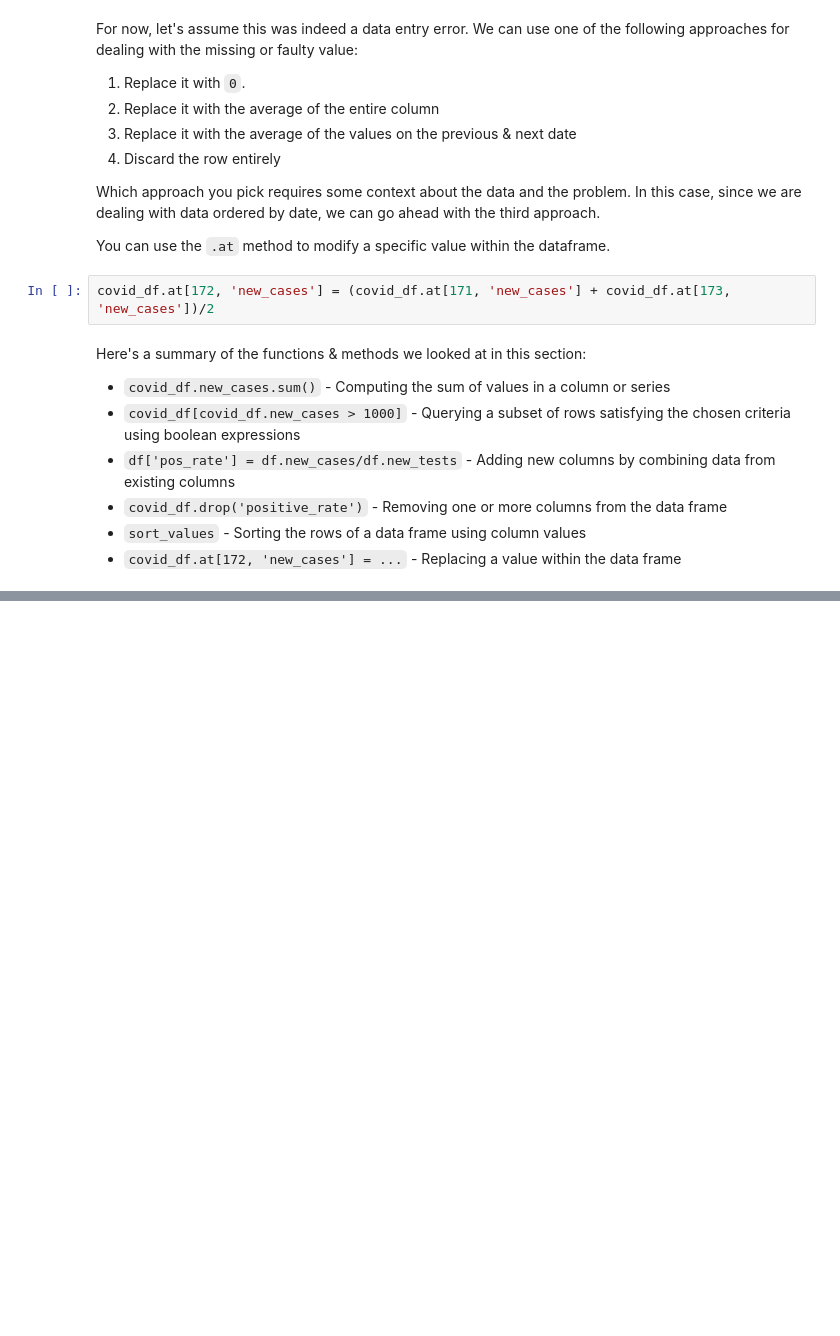
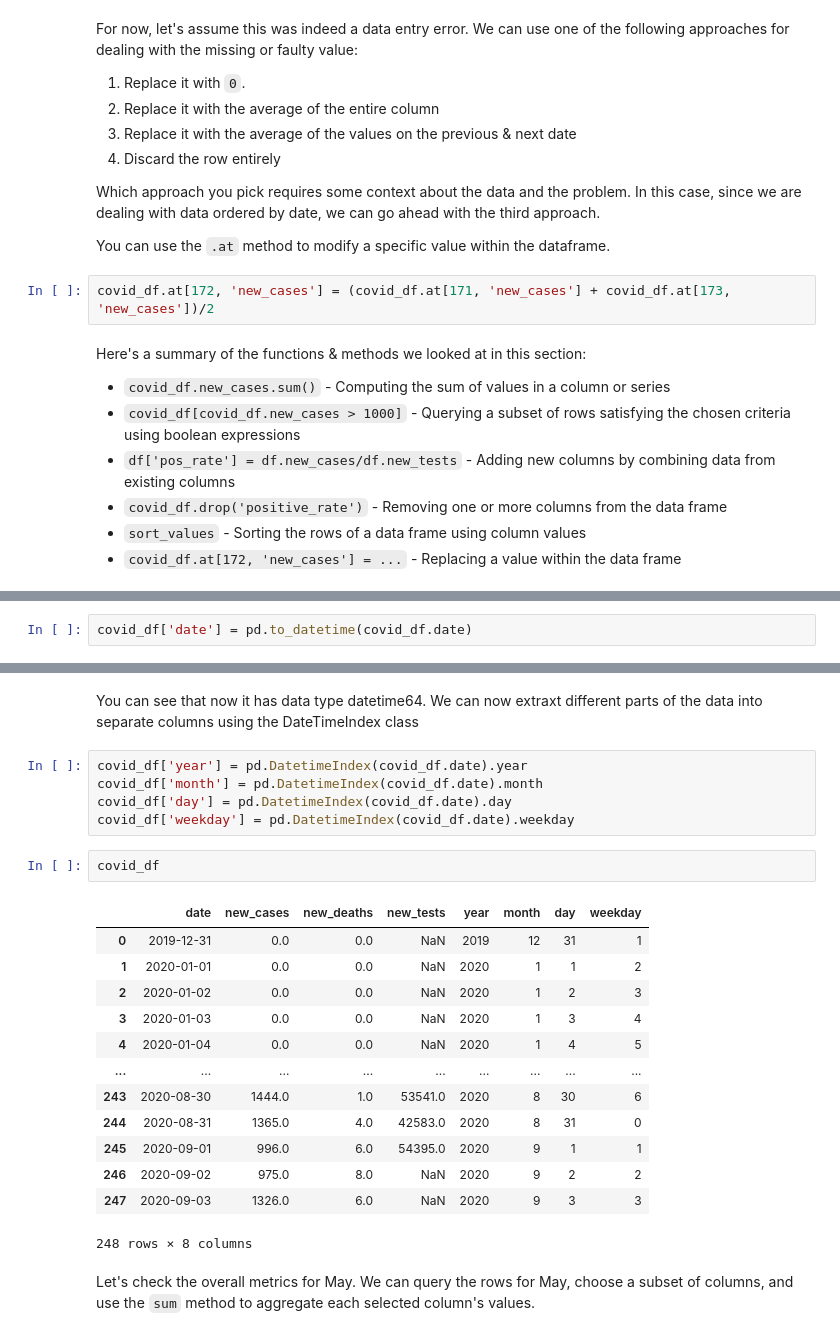
Before and after one commit to ikanhaiya/Python_dataAnalytics-, a Jupyter notebook: pandas/analyzing_italy_covid_daywise.ipynb, the cells around one changed output, grey strips where cells are left out. Cells and saved outputs as stored; diff of their text form; blank space fills up the shorter version.

Commit message:
working with dates

```diff
--- a/pandas/analyzing_italy_covid_daywise.ipynb
+++ b/pandas/analyzing_italy_covid_daywise.ipynb
@@ -590,0 +612,2 @@ Here's a summary of the functions & methods we looked at in this section:
+# %%
+covid_df['date'] = pd.to_datetime(covid_df.date)
@@ -590,0 +629,25 @@ Here's a summary of the functions & methods we looked at in this section:
+# %% [markdown]
+You can see that now it has data type datetime64. We can now extraxt different parts of the data into separate columns using the DateTimeIndex class
+# %%
+covid_df['year'] = pd.DatetimeIndex(covid_df.date).year
+covid_df['month'] = pd.DatetimeIndex(covid_df.date).month
+covid_df['day'] = pd.DatetimeIndex(covid_df.date).day
+covid_df['weekday'] = pd.DatetimeIndex(covid_df.date).weekday
+# %%
+covid_df
+# %% [output]
+|  | date | new_cases | new_deaths | new_tests | year | month | day | weekday |
+| 0 | 2019-12-31 | 0.0 | 0.0 | NaN | 2019 | 12 | 31 | 1 |
+| 1 | 2020-01-01 | 0.0 | 0.0 | NaN | 2020 | 1 | 1 | 2 |
+| 2 | 2020-01-02 | 0.0 | 0.0 | NaN | 2020 | 1 | 2 | 3 |
+| 3 | 2020-01-03 | 0.0 | 0.0 | NaN | 2020 | 1 | 3 | 4 |
+| 4 | 2020-01-04 | 0.0 | 0.0 | NaN | 2020 | 1 | 4 | 5 |
+| ... | ... | ... | ... | ... | ... | ... | ... | ... |
+| 243 | 2020-08-30 | 1444.0 | 1.0 | 53541.0 | 2020 | 8 | 30 | 6 |
+| 244 | 2020-08-31 | 1365.0 | 4.0 | 42583.0 | 2020 | 8 | 31 | 0 |
+| 245 | 2020-09-01 | 996.0 | 6.0 | 54395.0 | 2020 | 9 | 1 | 1 |
+| 246 | 2020-09-02 | 975.0 | 8.0 | NaN | 2020 | 9 | 2 | 2 |
+| 247 | 2020-09-03 | 1326.0 | 6.0 | NaN | 2020 | 9 | 3 | 3 |
+248 rows × 8 columns
+# %% [markdown]
+Let's check the overall metrics for May. We can query the rows for May, choose a subset of columns, and use the `sum` method to aggregate each selected column's values.
```
Also changed, not shown: parts of 13 cells of this notebook.
